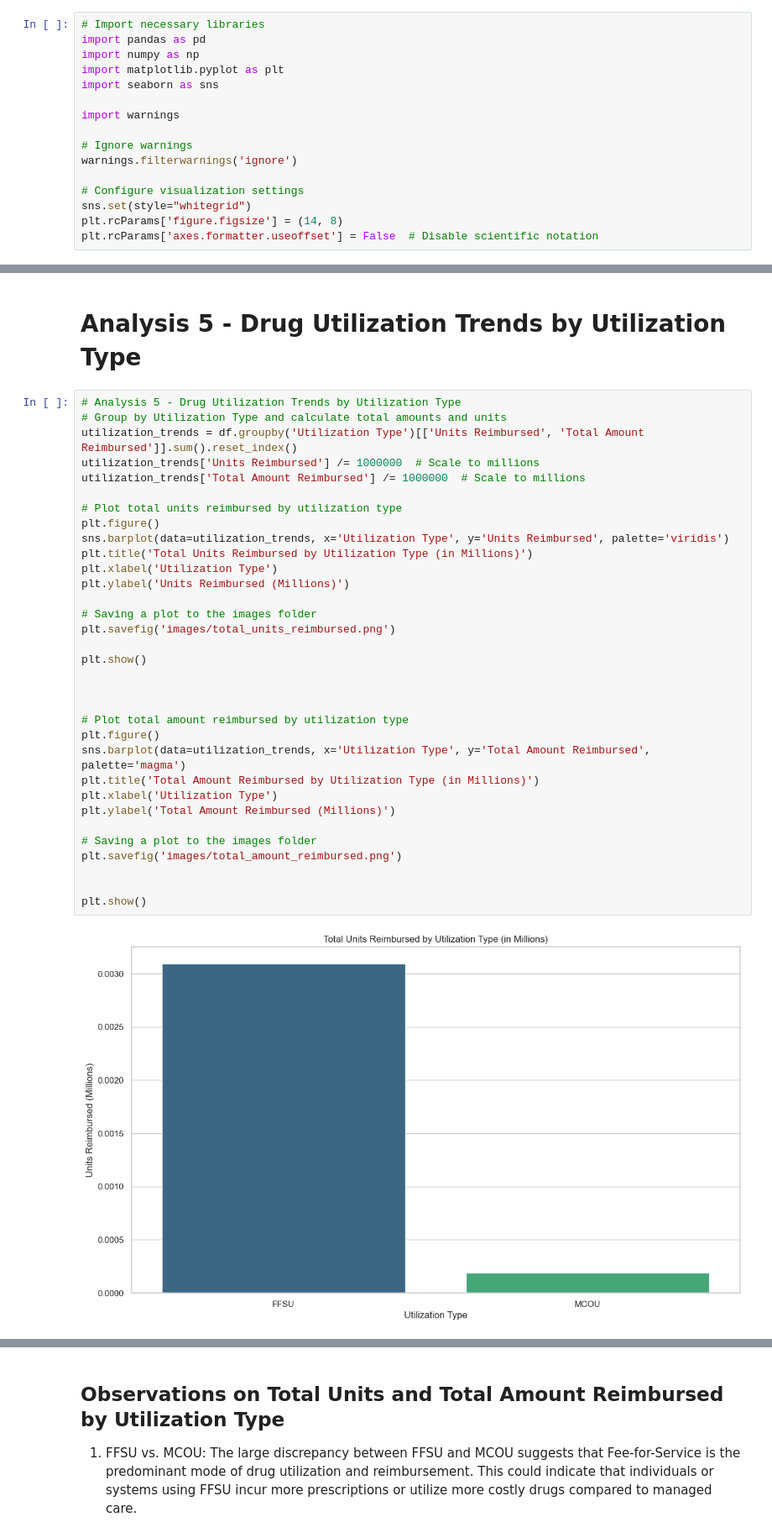
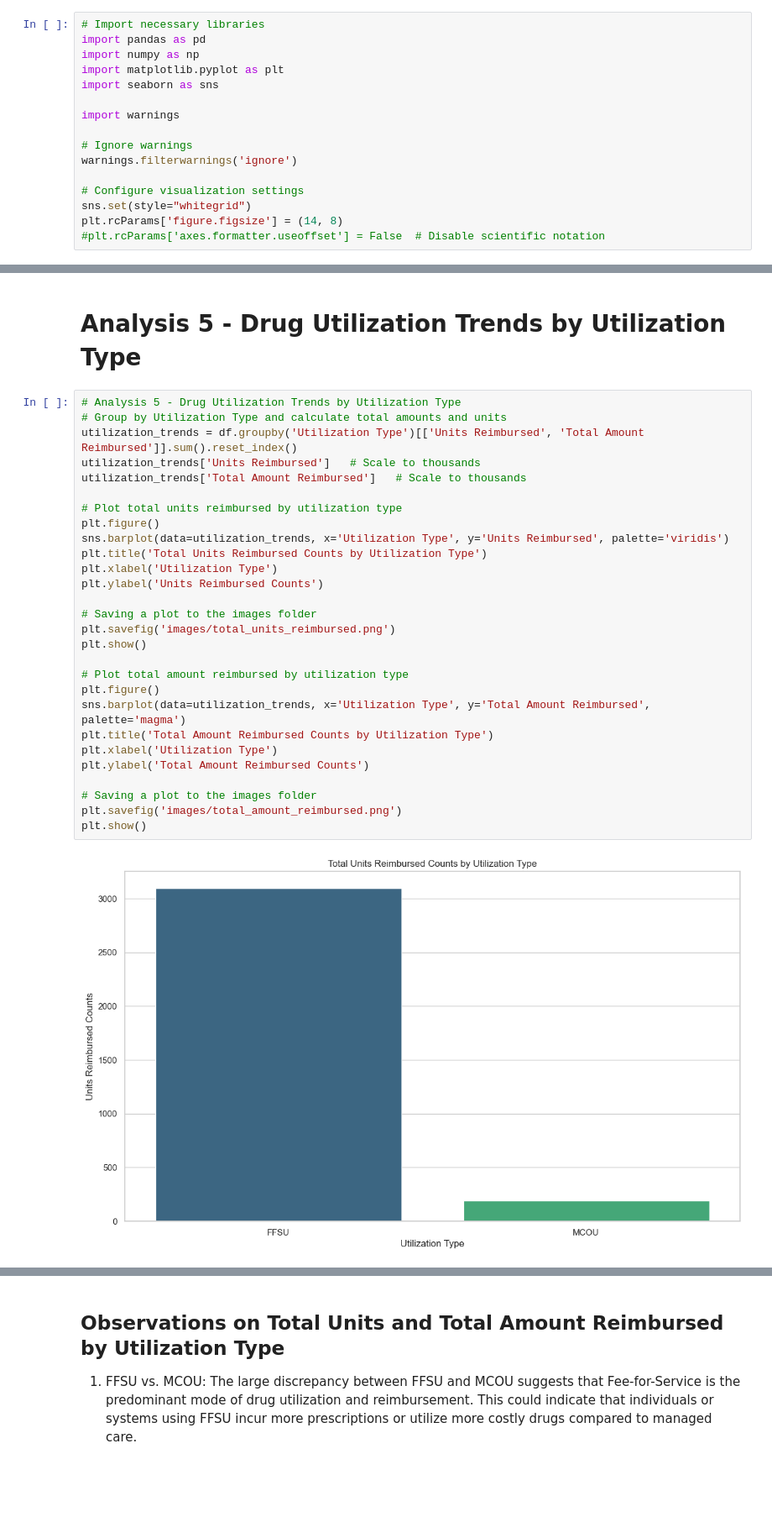
Before and after one commit to thaychansy/medicaid_drug_ultilization_analysis, a Jupyter notebook: medicaid_drug_utilization_analysis.ipynb, the cells around one changed output, grey strips where cells are left out. Shown: that part at 84% size. Drawn from its saved outputs; the diff is of its cells as text; blank space fills up the shorter version.

```diff
--- a/medicaid_drug_utilization_analysis.ipynb
+++ b/medicaid_drug_utilization_analysis.ipynb
@@ -68,7 +68,7 @@ warnings.filterwarnings('ignore')
 # Configure visualization settings
 sns.set(style="whitegrid")
 plt.rcParams['figure.figsize'] = (14, 8)
-plt.rcParams['axes.formatter.useoffset'] = False  # Disable scientific notation
+#plt.rcParams['axes.formatter.useoffset'] = False  # Disable scientific notation
 # %%
 # Load the dataset (replace 'file_path' with the actual path)
 file_path = 'data/drug_utilization_data.csv'  # Replace with actual file path if needed
@@ -301,35 +363,30 @@ for col in numerical_cols_to_check:
 # %%
 # Analysis 5 - Drug Utilization Trends by Utilization Type
 # Group by Utilization Type and calculate total amounts and units
 utilization_trends = df.groupby('Utilization Type')[['Units Reimbursed', 'Total Amount Reimbursed']].sum().reset_index()
-utilization_trends['Units Reimbursed'] /= 1000000  # Scale to millions
-utilization_trends['Total Amount Reimbursed'] /= 1000000  # Scale to millions
+utilization_trends['Units Reimbursed']   # Scale to thousands
+utilization_trends['Total Amount Reimbursed']   # Scale to thousands
 
 # Plot total units reimbursed by utilization type
 plt.figure()
 sns.barplot(data=utilization_trends, x='Utilization Type', y='Units Reimbursed', palette='viridis')
-plt.title('Total Units Reimbursed by Utilization Type (in Millions)')
+plt.title('Total Units Reimbursed Counts by Utilization Type')
 plt.xlabel('Utilization Type')
-plt.ylabel('Units Reimbursed (Millions)')
+plt.ylabel('Units Reimbursed Counts')
 
 # Saving a plot to the images folder
 plt.savefig('images/total_units_reimbursed.png')
-
 plt.show()
-
-
 
 # Plot total amount reimbursed by utilization type
 plt.figure()
 sns.barplot(data=utilization_trends, x='Utilization Type', y='Total Amount Reimbursed', palette='magma')
-plt.title('Total Amount Reimbursed by Utilization Type (in Millions)')
+plt.title('Total Amount Reimbursed Counts by Utilization Type')
 plt.xlabel('Utilization Type')
-plt.ylabel('Total Amount Reimbursed (Millions)')
+plt.ylabel('Total Amount Reimbursed Counts')
 
 # Saving a plot to the images folder
 plt.savefig('images/total_amount_reimbursed.png')
-
-
 plt.show()
 # %% [output]
-[figure, old version]
+[figure, new version]
```
Also changed, not shown: parts of 5 cells of this notebook, 4 other files.
